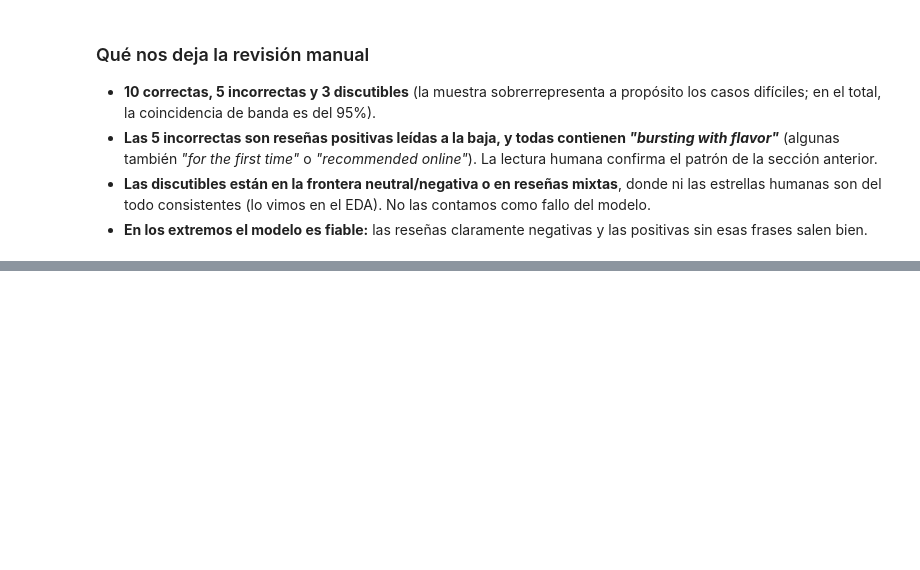
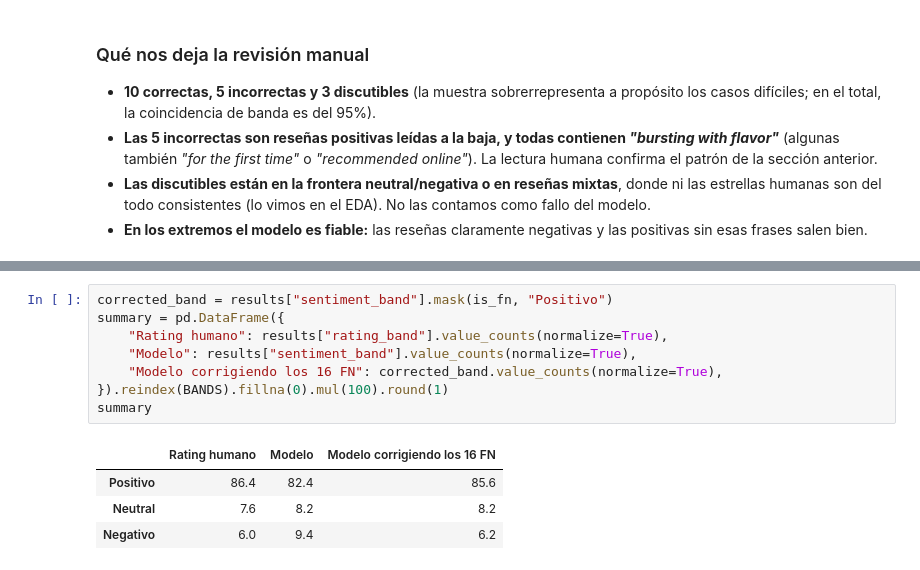
Before and after one commit to 4GeeksAcademy/juan-gouveia-machine-learning-python-template, a Jupyter notebook: src/explore.ipynb, the cells around one changed output, grey strips where cells are left out. Cells and saved outputs as stored; diff of their text form; blank space fills up the shorter version.

```diff
--- a/src/explore.ipynb
+++ b/src/explore.ipynb
@@ -640,0 +645,13 @@ manual_review.groupby("grupo", sort=False)["veredicto"].value_counts().unstack(f
+# %%
+corrected_band = results["sentiment_band"].mask(is_fn, "Positivo")
+summary = pd.DataFrame({
+    "Rating humano": results["rating_band"].value_counts(normalize=True),
+    "Modelo": results["sentiment_band"].value_counts(normalize=True),
+    "Modelo corrigiendo los 16 FN": corrected_band.value_counts(normalize=True),
+}).reindex(BANDS).fillna(0).mul(100).round(1)
+summary
+# %% [output]
+|  | Rating humano | Modelo | Modelo corrigiendo los 16 FN |
+| Positivo | 86.4 | 82.4 | 85.6 |
+| Neutral | 7.6 | 8.2 | 8.2 |
+| Negativo | 6.0 | 9.4 | 6.2 |
```
Also changed, not shown: parts of 2 cells of this notebook.
